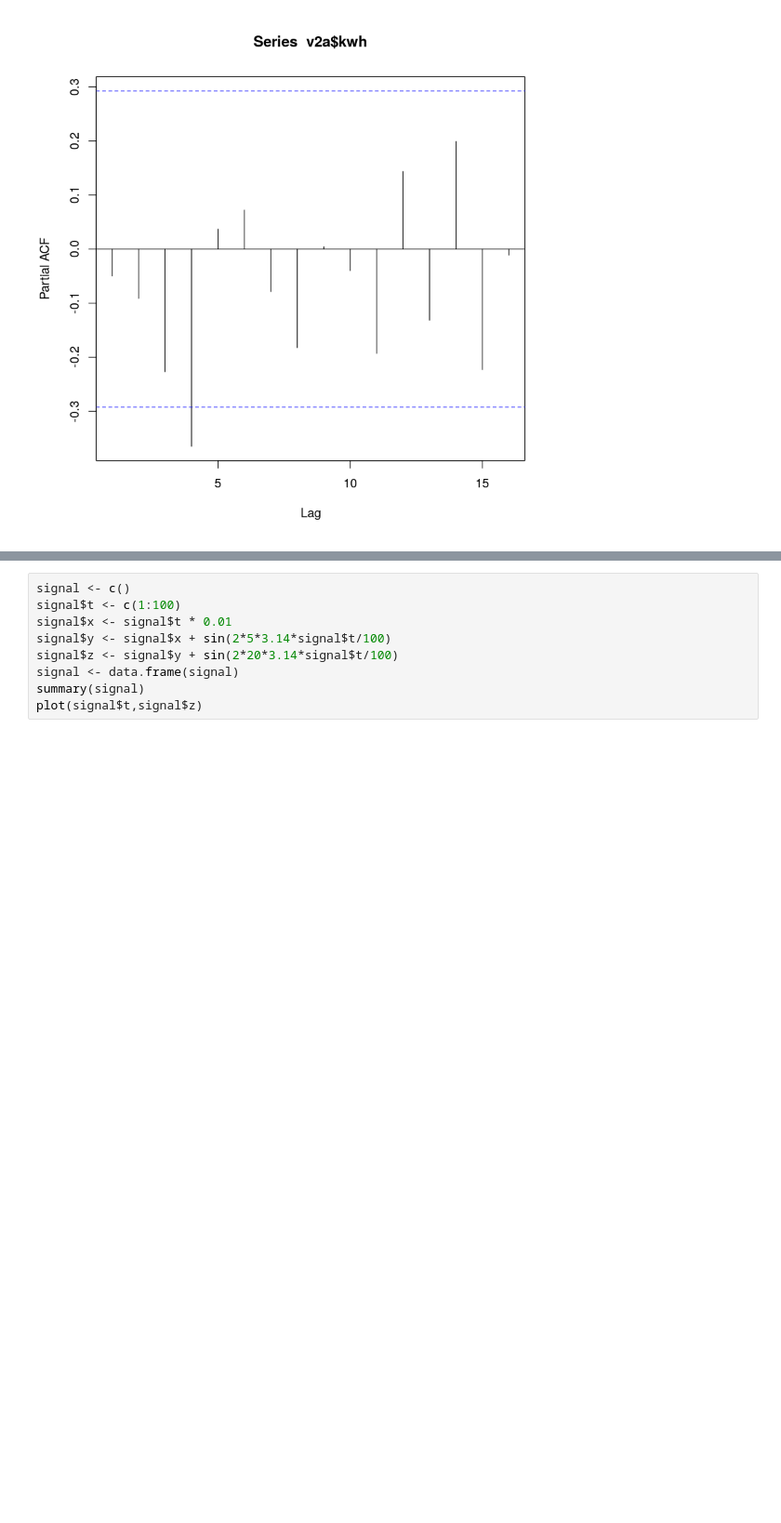
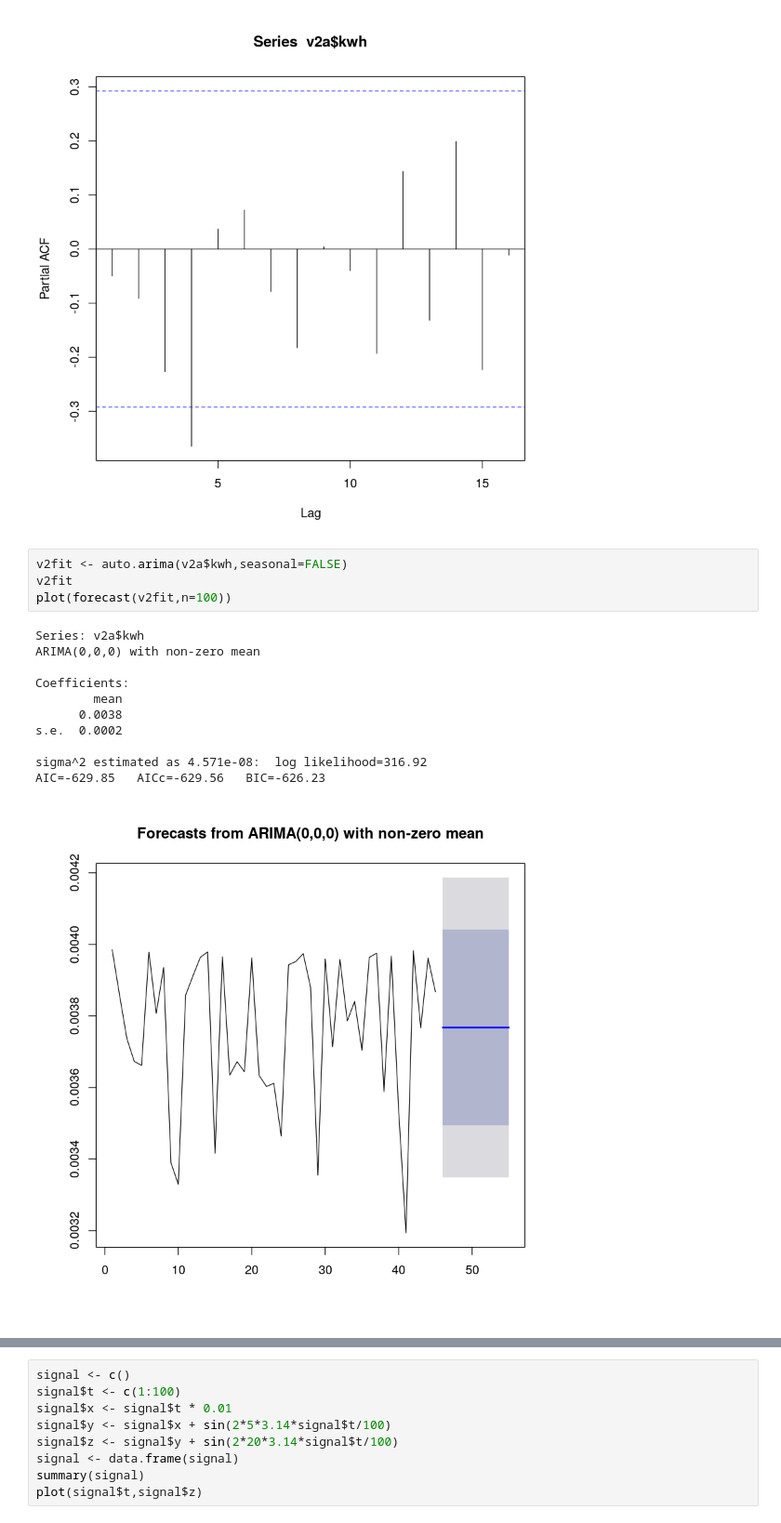
Before and after one commit to abramhindle/R-Timeseries-Tutorial, a Jupyter notebook: R-Timeseries-Tutorial.ipynb, the cells around one changed output, grey strips where cells are left out. Shown at 93% size. Cells and saved outputs as stored; diff of their text form; blank space fills up the shorter version.

```diff
--- a/R-Timeseries-Tutorial.ipynb
+++ b/R-Timeseries-Tutorial.ipynb
@@ -196,3 +196,19 @@ pacf(v2a$kwh)
 # %% [output]
 [figure]
 [figure]
+# %%
+v2fit <- auto.arima(v2a$kwh,seasonal=FALSE)
+v2fit
+plot(forecast(v2fit,n=100))
+# %% [output]
+Series: v2a$kwh
+ARIMA(0,0,0) with non-zero mean
+
+Coefficients:
+        mean
+      0.0038
+s.e.  0.0002
+
+sigma^2 estimated as 4.571e-08:  log likelihood=316.92
+AIC=-629.85   AICc=-629.56   BIC=-626.23
+[figure, added]
```
Also changed, not shown: parts of 2 cells of this notebook.
